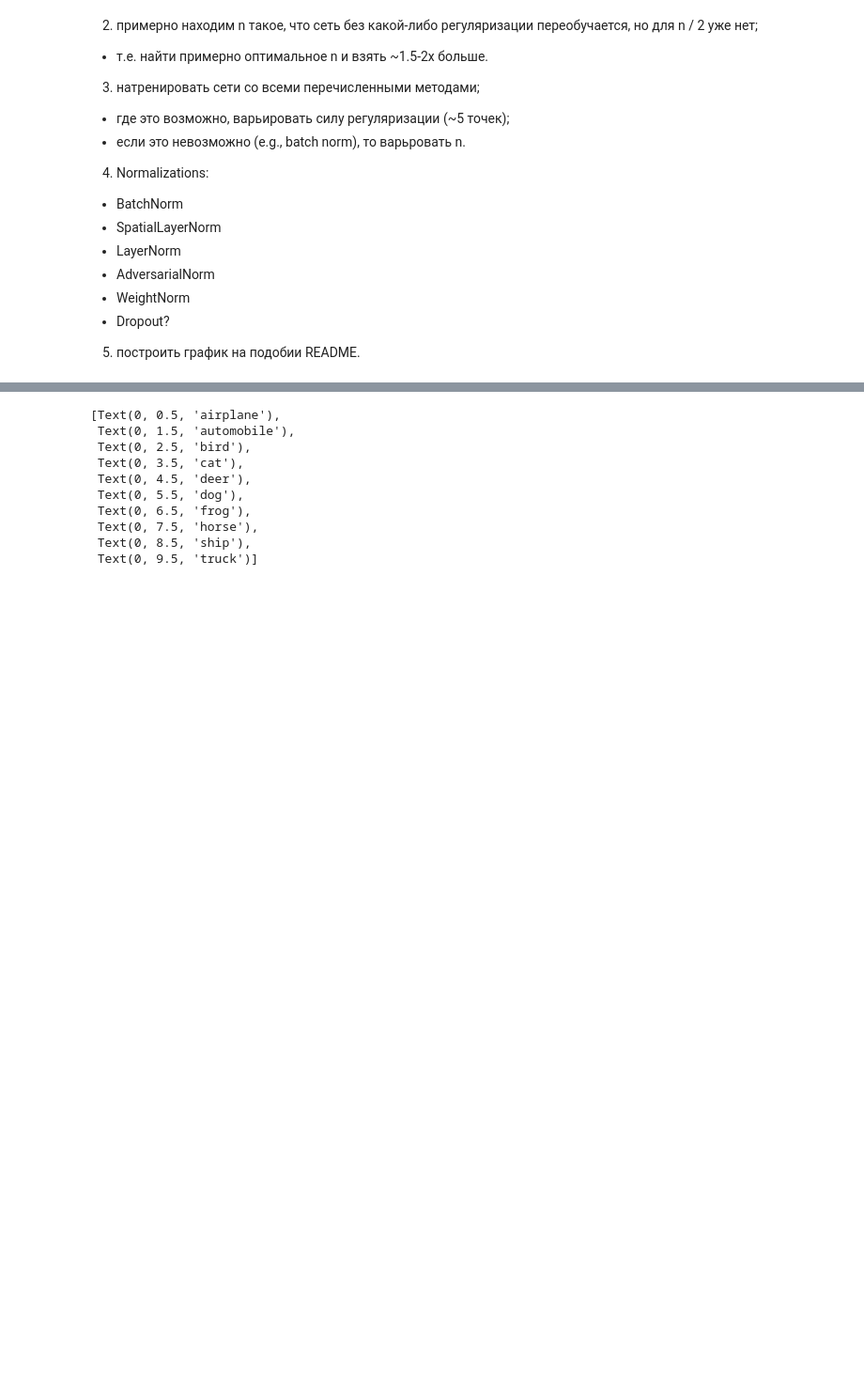
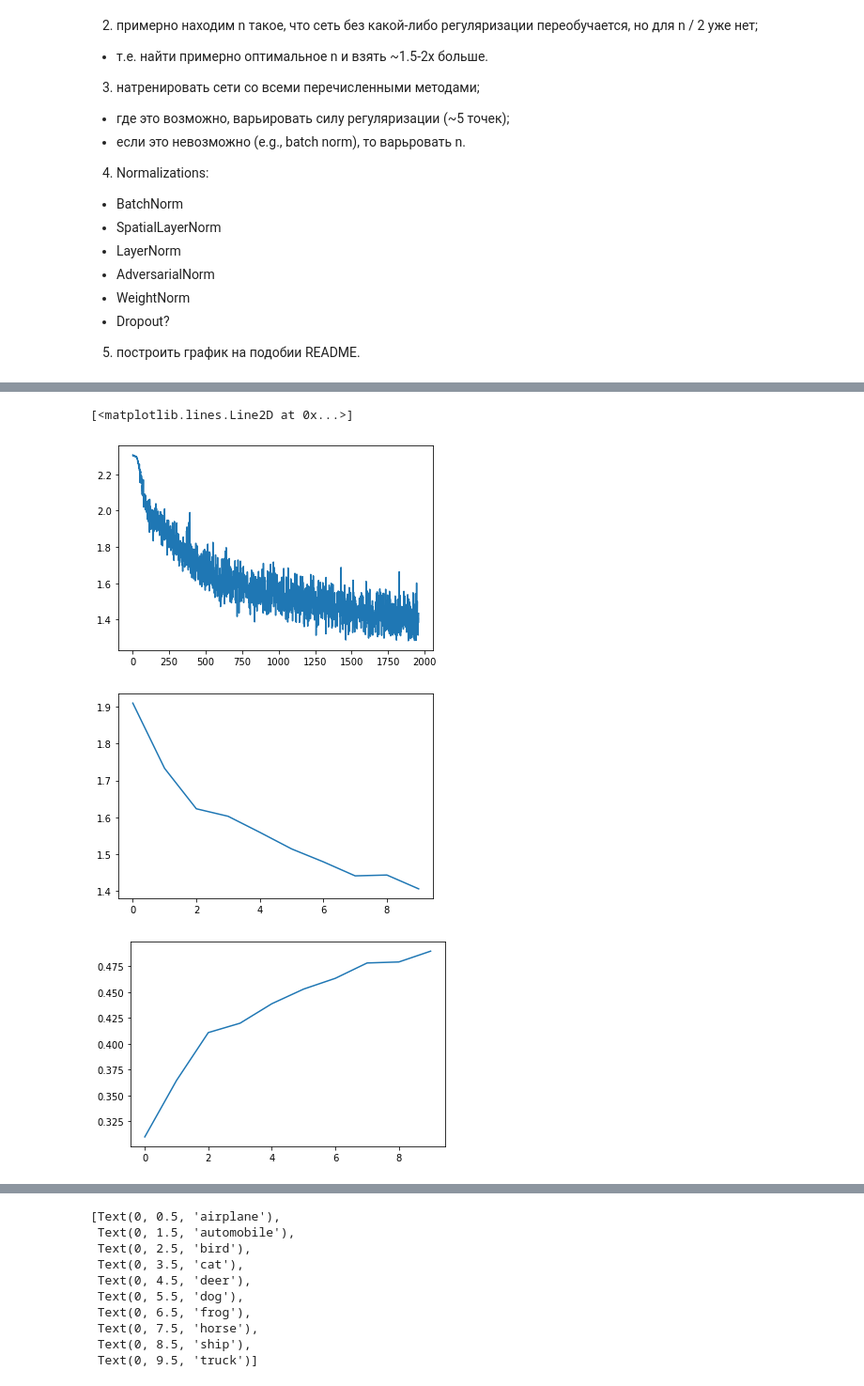
Before and after one commit to 7rick03ligh7/Adversarial_Normalization, a Jupyter notebook: ipynb_notebooks/vgglike.ipynb, the cells around one changed output, grey strips where cells are left out. Shown at 94% size. Cells and saved outputs as stored; diff of their text form; code cells hidden in the pictures; blank space fills up the shorter version.

```diff
--- a/ipynb_notebooks/vgglike.ipynb
+++ b/ipynb_notebooks/vgglike.ipynb
@@ -540,7 +906,7 @@ def generate_filters(conv_layers_nb, filters_base, begin_factor=2):
     difference = 1
     factor = begin_factor
     for i in range(conv_layers_nb-1):
-        if i%interv == 0 and i != 0:
+        if (i+1)%interv == 0 and i != 0:
             difference *= 2
         factor += difference
         filters.append(factor*filters_base)
@@ -550,20 +916,23 @@ def generate_logname(model_params):
     logname = ''
     logname += 'fnb_' + str(len(model_params['filters'])) + '--'
     logname += 'fbase_' + str(int(model_params['filters'][0]/2)) + '--'
+    logname += 'wdecay_' + str(model_params['weight_decay']) + '--'
+    logname += 'elu_' + str(model_params['elu_alpha']) + '--'
     if model_params['regulz_type'] == 'WeightNorm':
         rname = 'WN_'
     if model_params['regulz_type'] == 'BatchNorm':
         rname = 'BN_' + str(model_params['batch_size'])
     if model_params['regulz_type'] == 'InstanceNorm':
-        rname = 'IN_'
+        rname = 'IBN_'
     if model_params['regulz_type'] == 'LayerNorm':
         rname = 'LN_'
     if model_params['regulz_type'] == 'SpLayerNorm':
         rname = 'SLN_'
+    if model_params['regulz_type'] == 'AdversarialNorm':
+        rname = 'AN_'
     if model_params['regulz_type'] == 'None':
         rname = 'NONE_'
     logname += rname
-
     return logname
 
 print(generate_filters(conv_layers_nb=6, filters_base=2, begin_factor=2))
@@ -658,0 +1034,11 @@ os.getcwd()
+# %%
+plt.plot(model.history['train_loss'])
+plt.figure()
+plt.plot(model.history['val']['loss'])
+plt.figure()
+plt.plot(model.history['val']['acc'])
+# %% [output]
+[<matplotlib.lines.Line2D at 0x...>]
+[figure, added]
+[figure, added]
+[figure, added]
```
Also changed, not shown: parts of 37 cells of this notebook, 2 other files.
